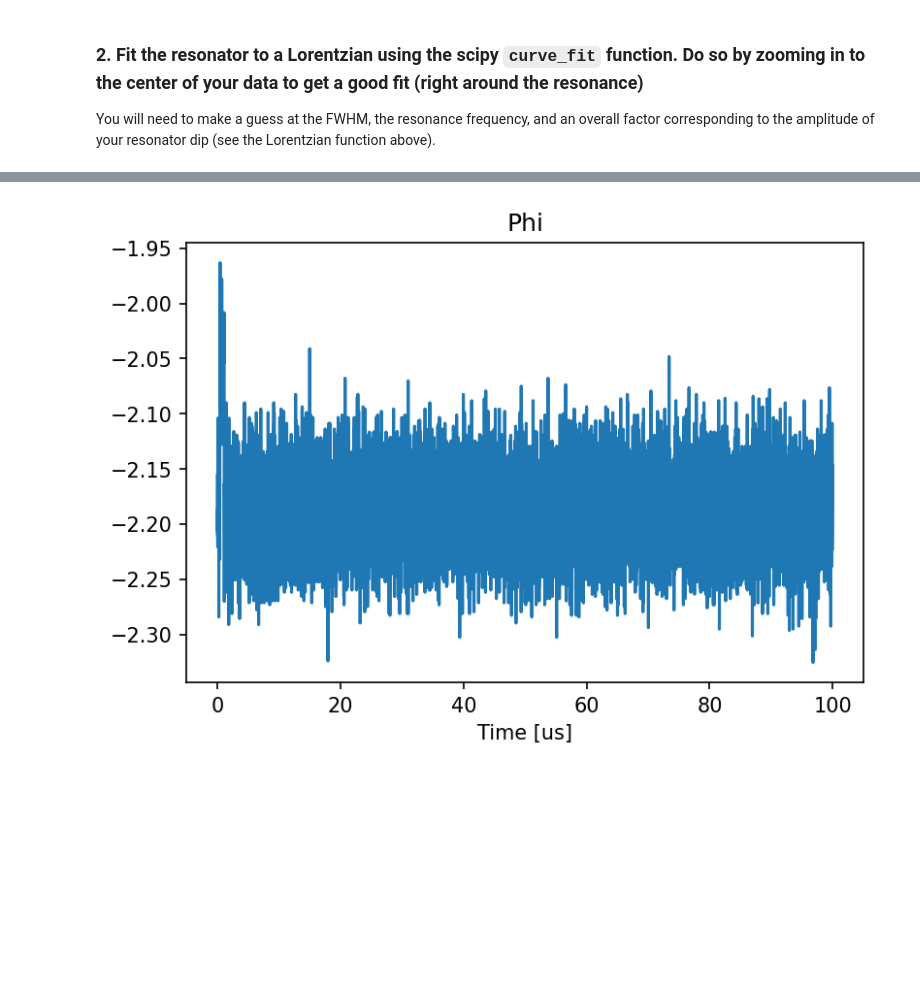
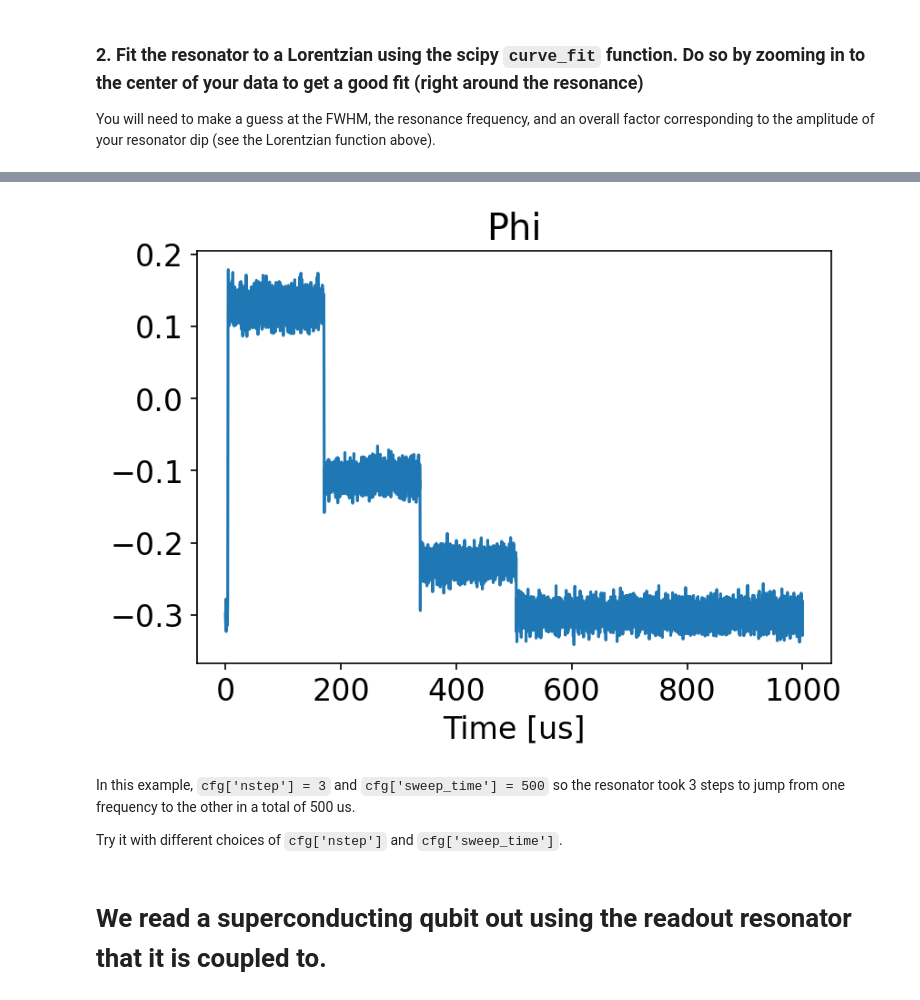
Before and after one commit to openquantumhardware/QIS_SummerSchool_2024, a Jupyter notebook: ZCU216/demos_qce/demos_expt/LabDay1_Resonator.ipynb, the cells around one changed output, grey strips where cells are left out. Cells and saved outputs as stored; diff of their text form; code cells hidden in the pictures; blank space fills up the shorter version.

```diff
--- a/ZCU216/demos_qce/demos_expt/LabDay2_Resonator.ipynb
+++ b/ZCU216/demos_qce/demos_expt/LabDay1_Resonator.ipynb
@@ -387,34 +655,40 @@ config={"gen_ch"      : 2,
         "pulse_gain"  : 30000, # [DAC units]
         "pulse_freq"  : 498, # [MHz]
         "cond_jump"   : 10,
-        "period"      : 0.01,
+        "period"      : 0.1,
         "wait_start"  : 20
        }
 
 prog = PhaseFastProgram(soccfg, config)
 prog.acquire(soc, progress=False)
 
 # Plot data.
 nsamp = prog.ro_chs[config['ro_ch']]['length'] # samples for each capture
 di = prog.di_buf[0]/nsamp # Averaging
 dq = prog.dq_buf[0]/nsamp # Averaging
 diq = di + 1j*dq
 a = np.abs(diq)
 phi = np.angle(diq)
 n = config['period']*np.arange(len(di)) # Sampling period
 
-#Plot results.
+# Plot results.
 # plt.figure(dpi=150)
 # plt.plot(n,di)
 # plt.title("Real Part")
 
 # plt.figure(dpi=150)
 # plt.plot(n,dq)
 # plt.title("Imaginary Part")
 
 plt.figure(dpi=150)
 plt.plot(n,np.unwrap(phi))
 plt.xlabel("Time [us]");
 plt.title("Phi");
 # %% [output]
-[figure, old version]
+[figure, new version]
+# %% [markdown]
+In this example, `cfg['nstep'] = 3` and `cfg['sweep_time'] = 500` so the resonator took 3 steps to jump from one frequency to the other in a total of 500 us.
+
+Try it with different choices of `cfg['nstep']` and `cfg['sweep_time']`.
+# %% [markdown]
+# We read a superconducting qubit out using the readout resonator that it is coupled to.
```
Also changed, not shown: parts of 53 cells of this notebook.
